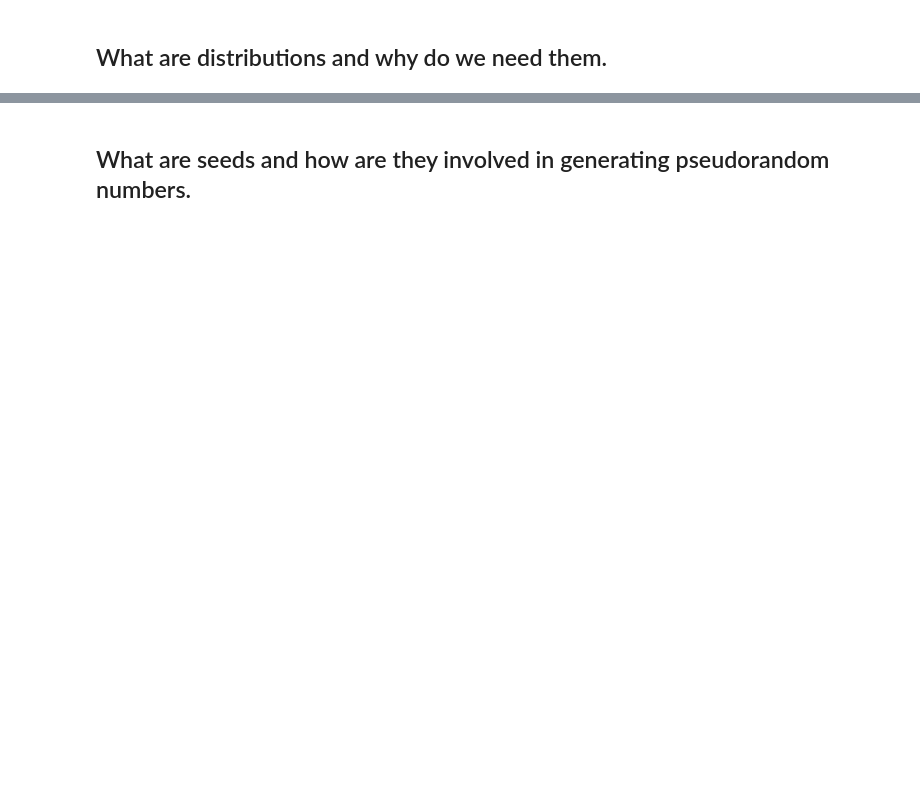
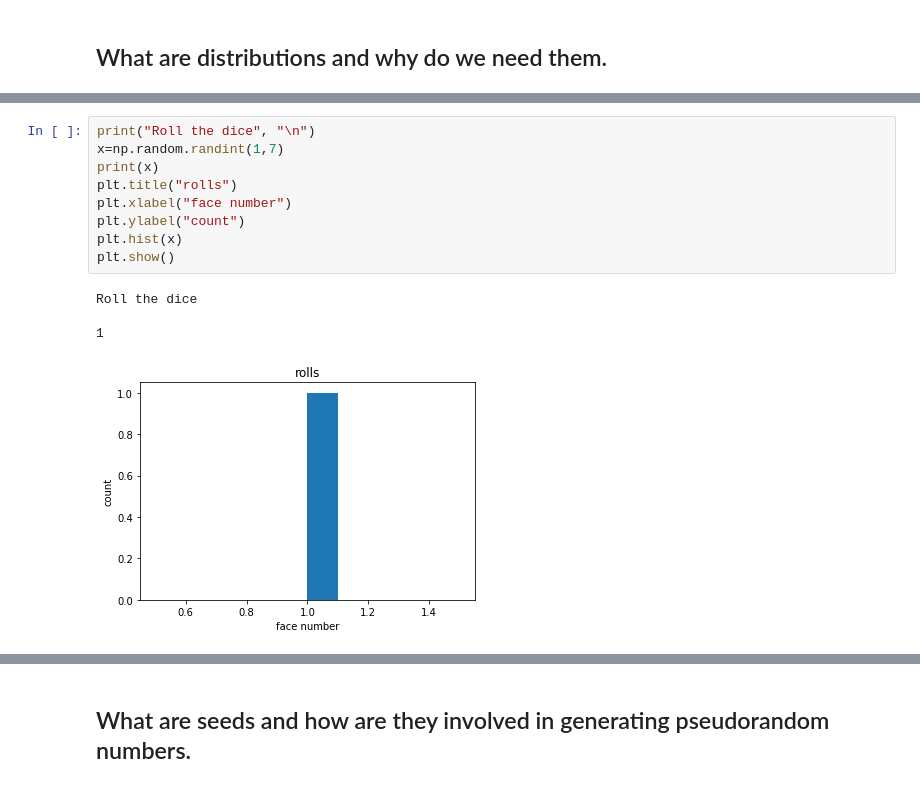
Before and after one commit to Osheah/p4da-numpy-random, a Jupyter notebook: numpy-random.ipynb, the cells around one changed output, grey strips where cells are left out. Cells and saved outputs as stored; diff of their text form; blank space fills up the shorter version.

```diff
--- a/numpy-random.ipynb
+++ b/numpy-random.ipynb
@@ -414,0 +639,14 @@ shuffle(x) takes an array or array like input and randomly reorders elements in
+# %%
+print("Roll the dice", "\n")
+x=np.random.randint(1,7)
+print(x)
+plt.title("rolls")
+plt.xlabel("face number")
+plt.ylabel("count")
+plt.hist(x)
+plt.show()
+# %% [output]
+Roll the dice
+
+1
+[figure, added]
```
Also changed, not shown: parts of 39 cells of this notebook, 2 other files.
